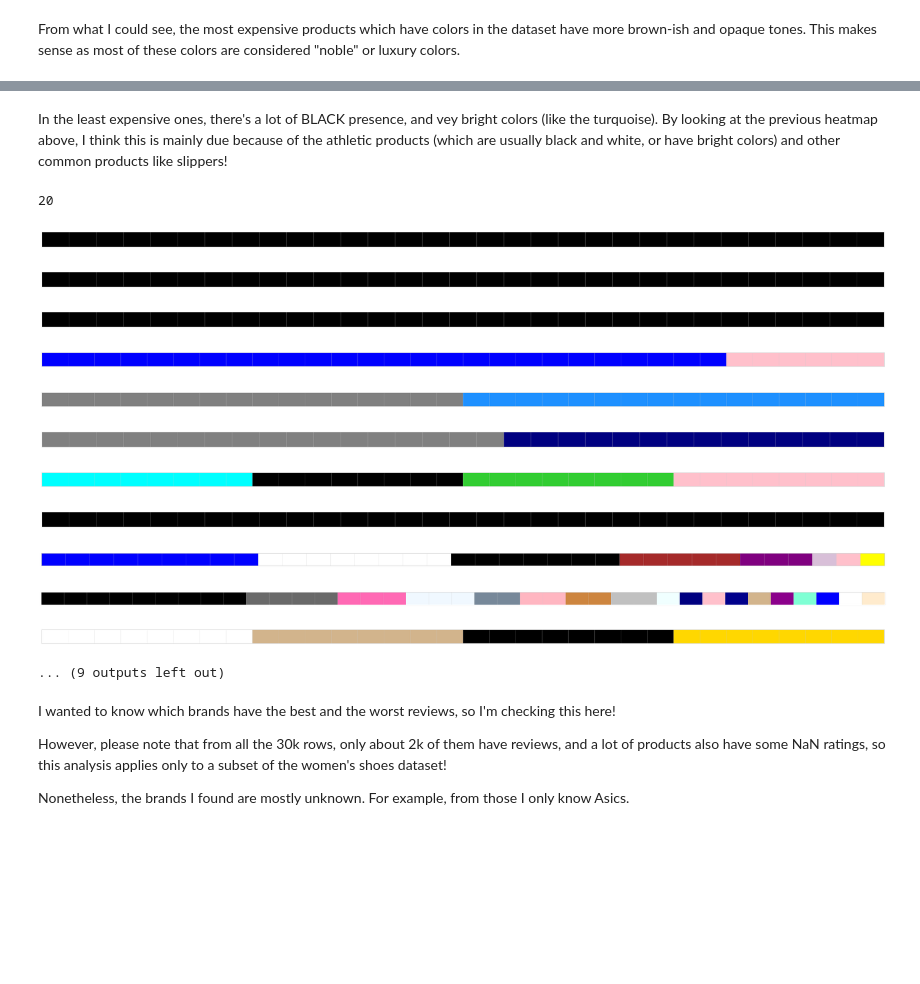
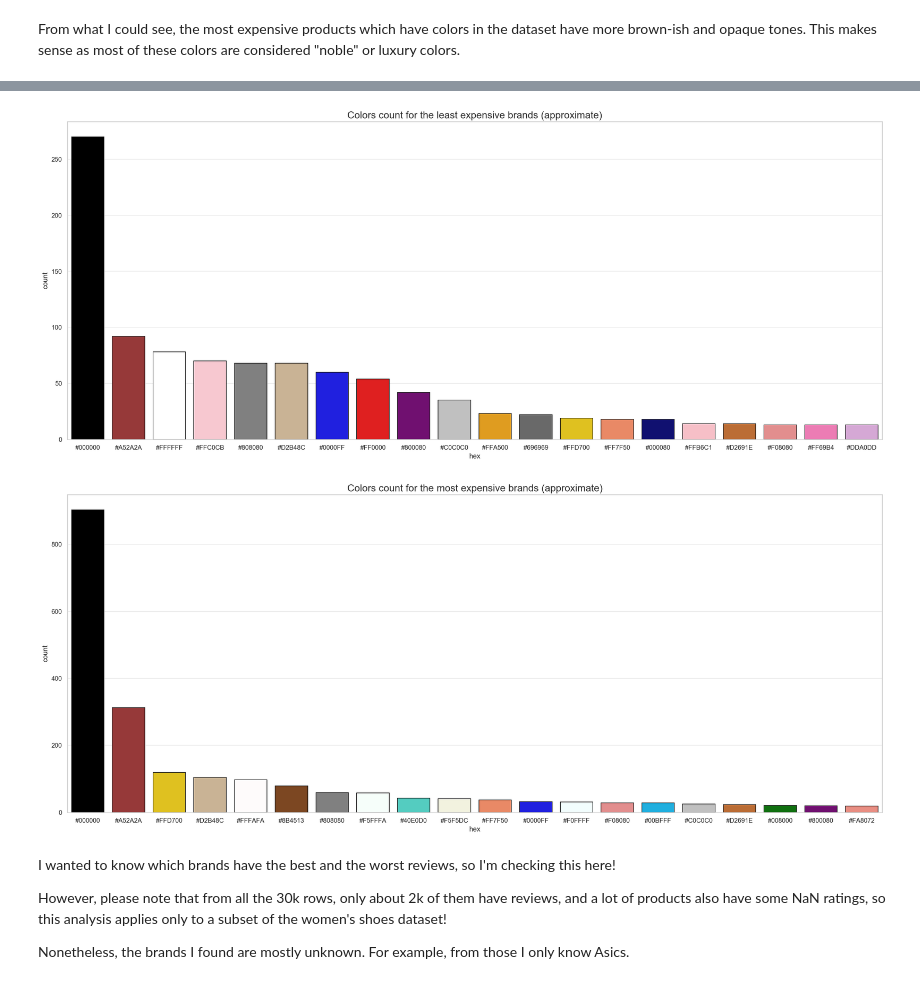
Before and after one commit to robotenique/EDA-shoes-data, a Jupyter notebook: DataScienceEP1_juliano.ipynb, the cells around one changed output, grey strips where cells are left out. Saved outputs shown, nothing was run; the diff lists cells and outputs as text; code cells hidden in the pictures; blank space fills up the shorter version.

Commit message:
value update

```diff
--- a/DataScienceEP1_juliano.ipynb
+++ b/DataScienceEP1_juliano.ipynb
@@ -485,7 +507,7 @@ from fuzzywuzzy import fuzz
 def flatlist(a):
     return functools.reduce(operator.concat, a)
 
-
+ # INSTALL python-Levenshtein!!!
 def colors_grad(df):
     # return the relative frequency of each color of a brand
     list_colors = df.list_colors.dropna().values
@@ -500,15 +522,21 @@ def colors_grad(df):
                 lambda x: x.replace(" ", "").translate(str.maketrans("", "", string.punctuation)), flatlist(list_colors)
             )
         )
-        return {find_best_color_match(color): list_colors.count(color) / len(list_colors) for color in list_colors}
-        return
+        return {find_best_color_match(color): list_colors.count(color) for color in list_colors}
     return np.nan
 brands_color_map = df1.groupby("lower_brand").apply(colors_grad).dropna().rename("color_map").reset_index()
+# %%
+from collections import Counter
+from functools import reduce
+def sum_all_colors(df):
+    return reduce(lambda x, y: Counter(x) + Counter(y), df.color_map.values)
 # %%
 dataset_with_color_map = df1.merge(brands_color_map.dropna(), on="lower_brand", how="inner").query("lower_brand != 'unbranded'")
 most_expensive_brands = dataset_with_color_map.groupby("lower_brand").apply(lambda x: x.prices_amountMax.mean()).sort_values(ascending=False).iloc[:100].index
 least_expensive_brands = dataset_with_color_map.groupby("lower_brand").apply(lambda x: x.prices_amountMax.mean()).sort_values().iloc[:100].index
 # %%
-most_expensive_colors = brands_color_map.query("lower_brand in @most_expensive_brands").assign(num_colors=lambda df: df.color_map.apply(len)).sort_values(by="num_colors", ascending=False)
-least_expensive_colors = brands_color_map.query("lower_brand in @least_expensive_brands").assign(num_colors=lambda df: df.color_map.apply(len)).sort_values(by="num_colors", ascending=False)
-least_expensive_colors.head()
+# most_expensive_colors = brands_color_map.query("lower_brand in @most_expensive_brands").assign(num_colors=lambda df: df.color_map.apply(len)).sort_values(by="num_colors", ascending=False)
+# least_expensive_colors = brands_color_map.query("lower_brand in @least_expensive_brands").assign(num_colors=lambda df: df.color_map.apply(len)).sort_values(by="num_colors", ascending=False)
+# least_expensive_colors.head()
+most_expensive_colors = sum_all_colors(brands_color_map.query("lower_brand in @most_expensive_brands"))
+least_expensive_colors = sum_all_colors(brands_color_map.query("lower_brand in @least_expensive_brands"))
@@ -547,22 +552,23 @@ most_expensive_colors.color_map.sample(20, random_state=42).apply(lambda x: fp.v
-# %% [markdown]
-In the least expensive ones, there's a lot of BLACK presence, and vey bright colors (like the turquoise). By looking at the previous heatmap above, I think this is mainly due because of the athletic products (which are usually black and white, or have bright colors) and other common products like slippers!
-# %%
-least_expensive_colors.color_map.sample(20, random_state=42).apply(lambda x: fp.valmap(lambda el: int(30*el + 1), x)).apply(plot_palplot).size
-plt.show()
-# %% [output]
-20
-[figure, removed]
-[figure, removed]
-[figure, removed]
-[figure, removed]
-[figure, removed]
-[figure, removed]
-[figure, removed]
-[figure, removed]
-[figure, removed]
-[figure, removed]
-[figure, removed]
-... (9 outputs left out)
+# %%
+def plot_color_barplot(df, title):
+    df_aux = pd.DataFrame(sorted(list(df.items()), key=lambda t: -t[1])[:20], columns=["hex", "count"])
+    sns.set_context(rc={"patch.linewidth": 1.0})
+    sns.barplot(
+        x="hex",
+        y="count",
+        data=df_aux,
+        palette=sns.color_palette(df_aux.hex.values),
+        ax=new_axis(figsize=(25, 10), title=title),
+        edgecolor="k",
+    )
+# %%
+plot_color_barplot(least_expensive_colors, title="Colors count for the least expensive brands (approximate)")
+# %% [output]
+[figure, added]
+# %%
+plot_color_barplot(most_expensive_colors, title="Colors count for the most expensive brands (approximate)")
+# %% [output]
+[figure, added]
 # %% [markdown]
 I wanted to know which brands have the best and the worst reviews, so I'm checking this here!
 
```
Also changed, not shown: parts of 7 cells of this notebook.
